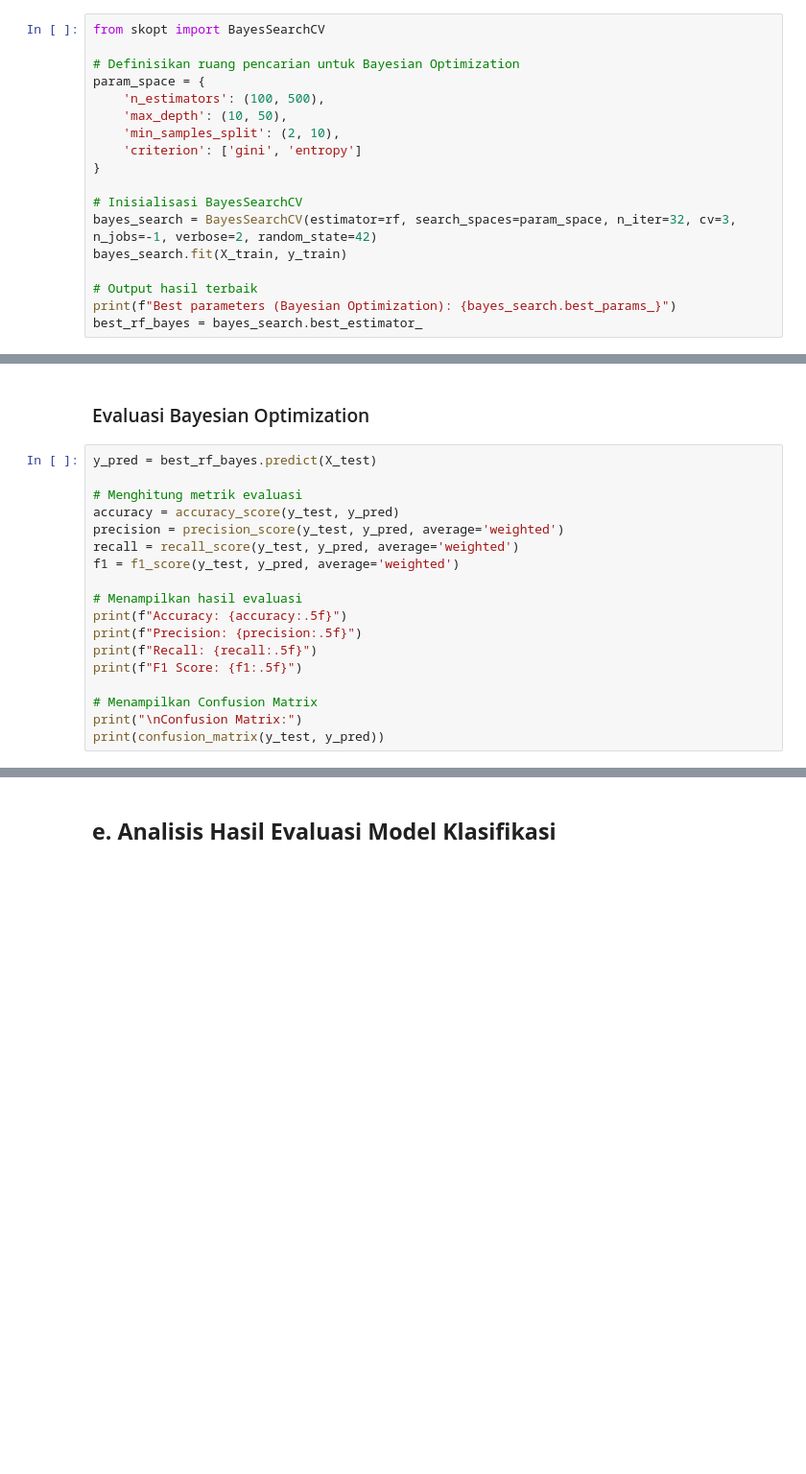
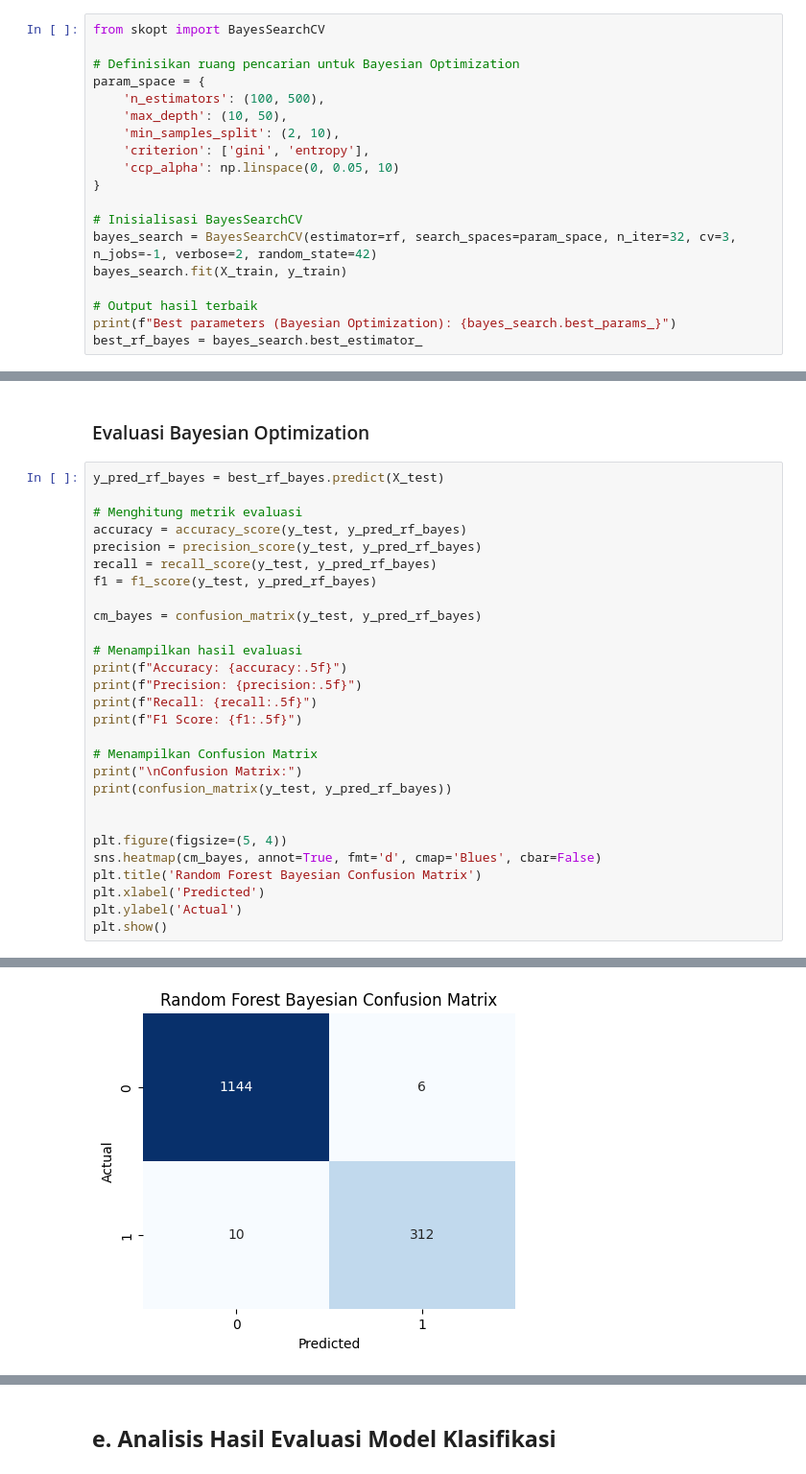
Before and after one commit to Tanzz08/ML-pemula, a Jupyter notebook: submission/[Klasifikasi]_Submission_Akhir_BMLP_Your_Name.ipynb, the cells around one changed output, grey strips where cells are left out. Shown at 96% size. Cells and saved outputs as stored; diff of their text form; blank space fills up the shorter version.

```diff
--- a/submission/[Klasifikasi]_Submission_Akhir_BMLP_Your_Name.ipynb
+++ b/submission/[Klasifikasi]_Submission_Akhir_BMLP_Your_Name.ipynb
@@ -455,7 +497,8 @@ param_space = {
     'n_estimators': (100, 500),
     'max_depth': (10, 50),
     'min_samples_split': (2, 10),
-    'criterion': ['gini', 'entropy']
+    'criterion': ['gini', 'entropy'],
+    'ccp_alpha': np.linspace(0, 0.05, 10)
 }
 
 # Inisialisasi BayesSearchCV
@@ -522,13 +650,15 @@ Confusion Matrix:
 # %% [markdown]
 ### Evaluasi Bayesian Optimization
 # %%
-y_pred = best_rf_bayes.predict(X_test)
+y_pred_rf_bayes = best_rf_bayes.predict(X_test)
 
 # Menghitung metrik evaluasi
-accuracy = accuracy_score(y_test, y_pred)
-precision = precision_score(y_test, y_pred, average='weighted')
-recall = recall_score(y_test, y_pred, average='weighted')
-f1 = f1_score(y_test, y_pred, average='weighted')
+accuracy = accuracy_score(y_test, y_pred_rf_bayes)
+precision = precision_score(y_test, y_pred_rf_bayes)
+recall = recall_score(y_test, y_pred_rf_bayes)
+f1 = f1_score(y_test, y_pred_rf_bayes)
+
+cm_bayes = confusion_matrix(y_test, y_pred_rf_bayes)
 
 # Menampilkan hasil evaluasi
 print(f"Accuracy: {accuracy:.5f}")
@@ -538,5 +668,13 @@ print(f"F1 Score: {f1:.5f}")
 
 # Menampilkan Confusion Matrix
 print("\nConfusion Matrix:")
-print(confusion_matrix(y_test, y_pred))
+print(confusion_matrix(y_test, y_pred_rf_bayes))
+
+
+plt.figure(figsize=(5, 4))
+sns.heatmap(cm_bayes, annot=True, fmt='d', cmap='Blues', cbar=False)
+plt.title('Random Forest Bayesian Confusion Matrix')
+plt.xlabel('Predicted')
+plt.ylabel('Actual')
+plt.show()
 # %% [output]
@@ -550,0 +689 @@ Confusion Matrix:
+[figure, added]
```
Also changed, not shown: parts of 17 cells of this notebook.
